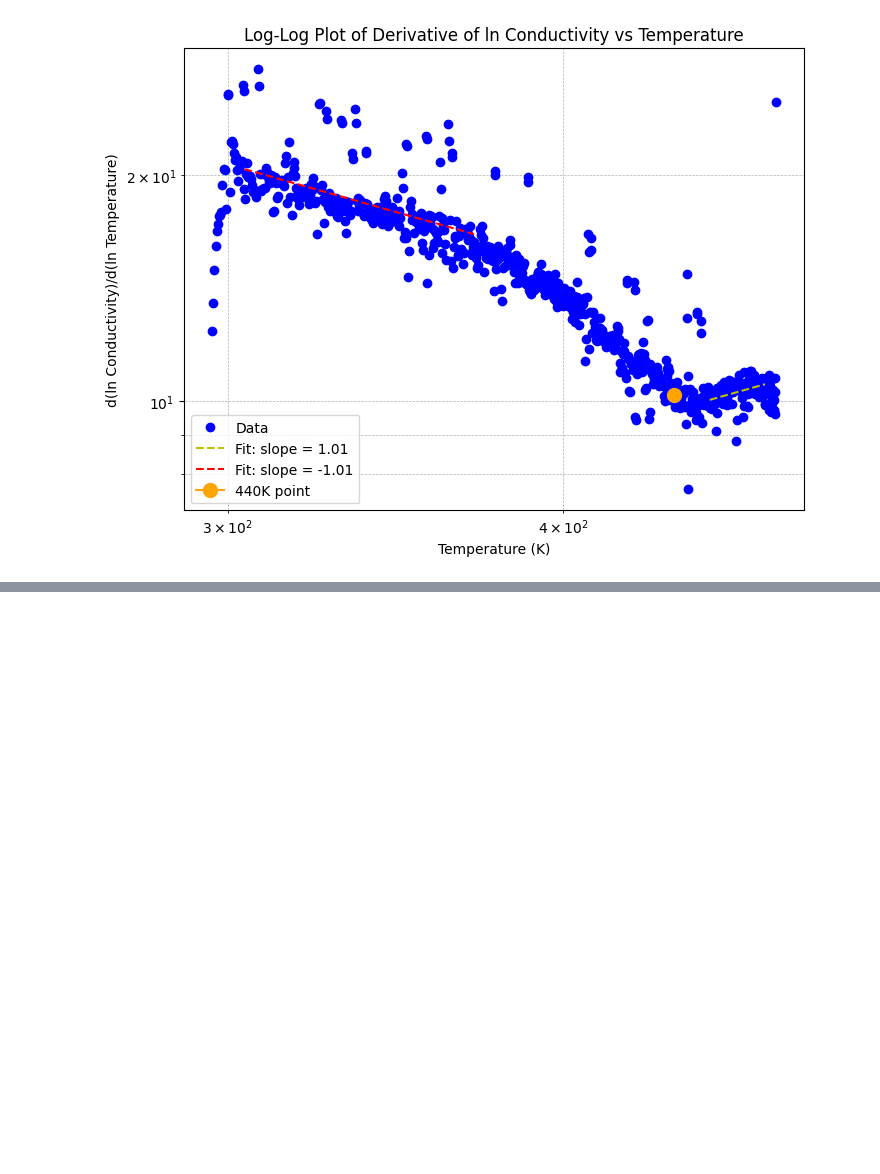
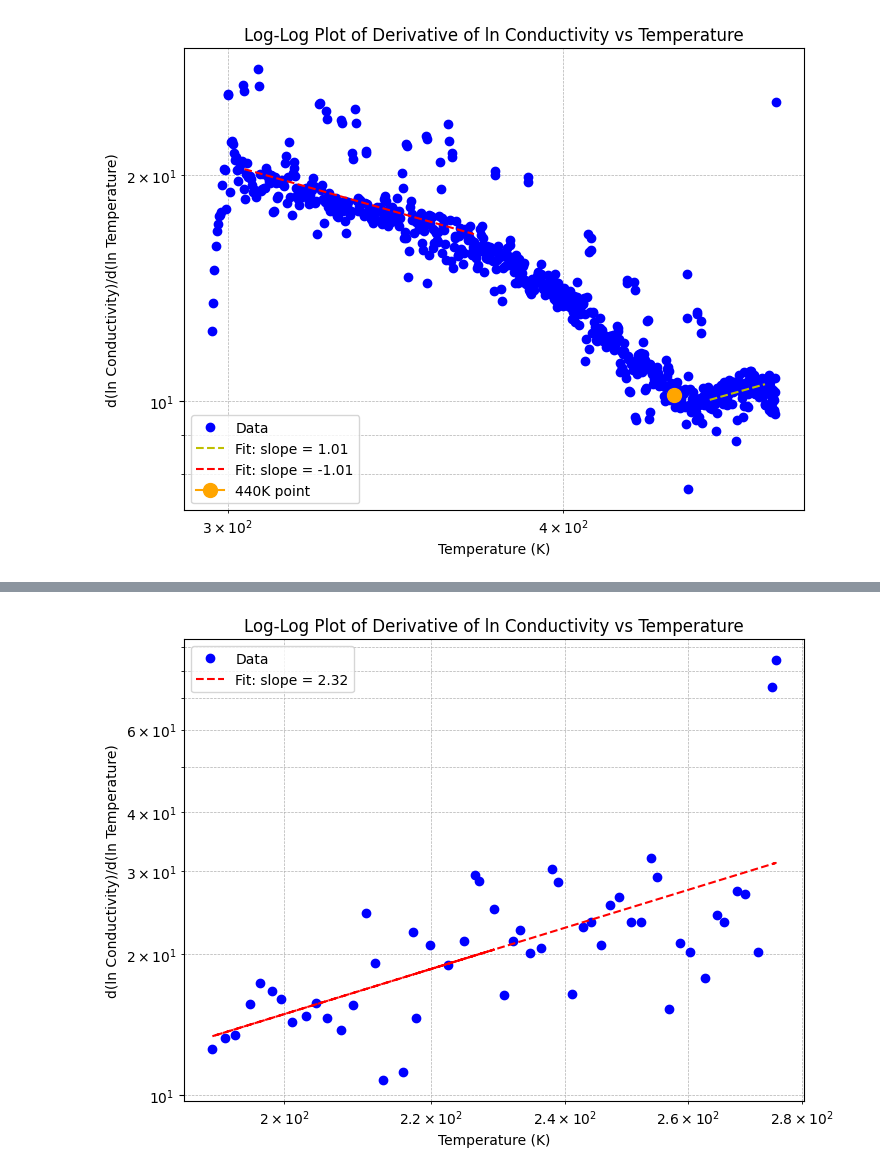
Before and after one commit to speedcoder107/kakalioslab, a Jupyter notebook: another_slow_and_fast_cooling/zabrodksii.ipynb, the cells around one changed output, grey strips where cells are left out. Saved outputs shown, nothing was run; the diff lists cells and outputs as text; code cells hidden in the pictures; blank space fills up the shorter version.

```diff
--- a/another_slow_and_fast_cooling/zabrodksii.ipynb
+++ b/another_slow_and_fast_cooling/zabrodksii.ipynb
@@ -67,0 +194,82 @@ Slope of the log-log plot: -1.012890642186567
+# %%
+data = [
+    (3.6395914277884476, 7.260402341153226e-9),
+    (3.631793493707022, 8.507007725652395e-9),
+    (3.674057991299504, 6.150548023212076e-9),
+    (3.706308158279855, 5.4293102515382505e-9),
+    (3.7254098133529903, 4.556497176293779e-9),
+    (3.756602183552971, 3.986438953590985e-9),
+    (3.772589364914015, 3.5532929357545237e-9),
+    (3.8039060681221657, 3.0459458602562994e-9),
+    (3.840654160784382, 2.5914694173953318e-9),
+    (3.8643353815538886, 2.258766335400977e-9),
+    (3.8929965052055815, 1.9563017114110923e-9),
+    (3.9235571317088493, 1.7983342056565493e-9),
+    (3.9384345637976335, 1.557758855623857e-9),
+    (3.964235578869956, 1.351559729166913e-9),
+    (3.990997867464046, 1.141795912623213e-9),
+    (4.022485021002767, 9.64870549861432e-10),
+    (4.045523589232226, 8.126676468662325e-10),
+    (4.069384153444465, 7.204913949045193e-10),
+    (4.094665535767954, 6.312178683165662e-10),
+    (4.117593265764476, 5.482534987576521e-10),
+    (4.146640207668445, 4.772330726244124e-10),
+    (4.183975633689843, 4.2777235835362885e-10),
+    (4.200922241298422, 3.703249668767157e-10),
+    (4.230282439238978, 3.196106489301356e-10),
+    (4.260662924608533, 2.7716090163229135e-10),
+    (4.289370598799975, 2.419584684421569e-10),
+    (4.308696281578621, 2.1717293575427243e-10),
+    (4.333381045320293, 1.960627813819151e-10),
+    (4.406572333040373, 1.611243366030422e-10),
+    (4.416414013471165, 1.5044529131387434e-10),
+    (4.447927210974765, 1.2596456635838617e-10),
+    (4.495954391895467, 1.0644189367223753e-10),
+    (4.547675978057922, 8.235579859369348e-11),
+    (4.589532922579732, 6.880093531853379e-11),
+    (4.627670636278197, 6.332865250171477e-11),
+    (4.687639870484985, 5.3579050812987846e-11),
+    (4.713058780206897, 5.081112313408245e-11),
+    (4.741921217241163, 4.243094034102793e-11),
+    (4.780127376641712, 3.681173856886204e-11),
+    (4.81948733138597, 3.301052109811798e-11),
+    (4.861936100364877, 2.913311993718708e-11),
+    (4.896866666736987, 2.6192115593014323e-11),
+    (4.92900892616151, 2.3524599127995206e-11),
+    (4.9765849727321285, 2.0897873490510636e-11),
+    (5.011525288896218, 1.8723378195549244e-11),
+    (5.041155040283286, 1.7005520271025508e-11),
+    (5.080398124722631, 1.4891977061998677e-11),
+    (5.114496448088104, 1.3250657032443196e-11),
+    (5.161698129358436, 1.1751610688650255e-11),
+    (5.1971096854682415, 1.0700570387578578e-11),
+    (5.240409802721306, 9.633259769984932e-12),
+    (4.362377932145374, 1.7703617407993014e-10),
+    (4.5994664250478206, 5.4504719446081854e-11)
+]
+
+temp_inv_AsTe, cond_AsTe = np.array([row[0] for row in data]), np.array([row[1] for row in data])
+temp_AsTe = 1000/temp_inv_AsTe
+
+ln_cond_AsTe = np.log(cond_AsTe)
+ln_temp_AsTe = np.log(temp_AsTe)
+
+W = np.gradient(ln_cond_AsTe, ln_temp_AsTe)
+ln_W = np.log(W)
+
+slope, intercept, r_value, p_value, std_err = linregress(ln_temp_AsTe, ln_W)
+
+print(f"Slope of the log-log plot: {slope}")
+
+fitted_line = np.exp(intercept) * temp_AsTe ** slope
+
+plt.figure(figsize=(8, 6))
+plt.loglog(temp_AsTe, W, marker='o', linestyle='none', color='b', label='Data')
+plt.loglog(temp_AsTe, fitted_line, linestyle='--', color='r', label=f'Fit: slope = {slope:.2f}')
+plt.xlabel('Temperature (K)')
+plt.ylabel('d(ln Conductivity)/d(ln Temperature)')
+plt.title('Log-Log Plot of Derivative of ln Conductivity vs Temperature')
+plt.grid(True, which='both', linestyle='--', linewidth=0.5)
+plt.legend()
+plt.show()
+# %% [output]
@@ -67,0 +277 @@ Slope of the log-log plot: -1.012890642186567
+[figure, added]
```
Also changed, not shown: parts of 12 cells of this notebook.
